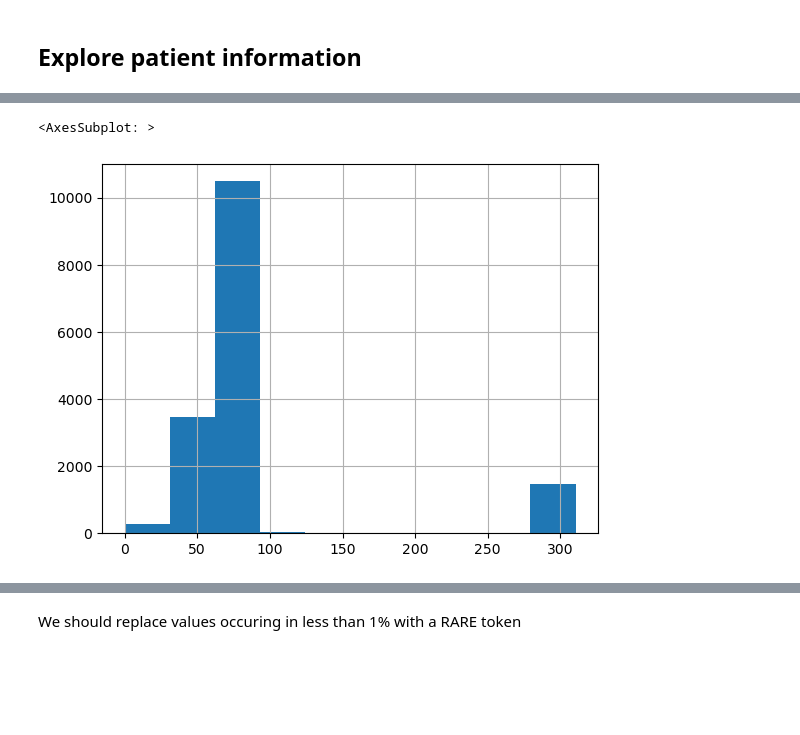
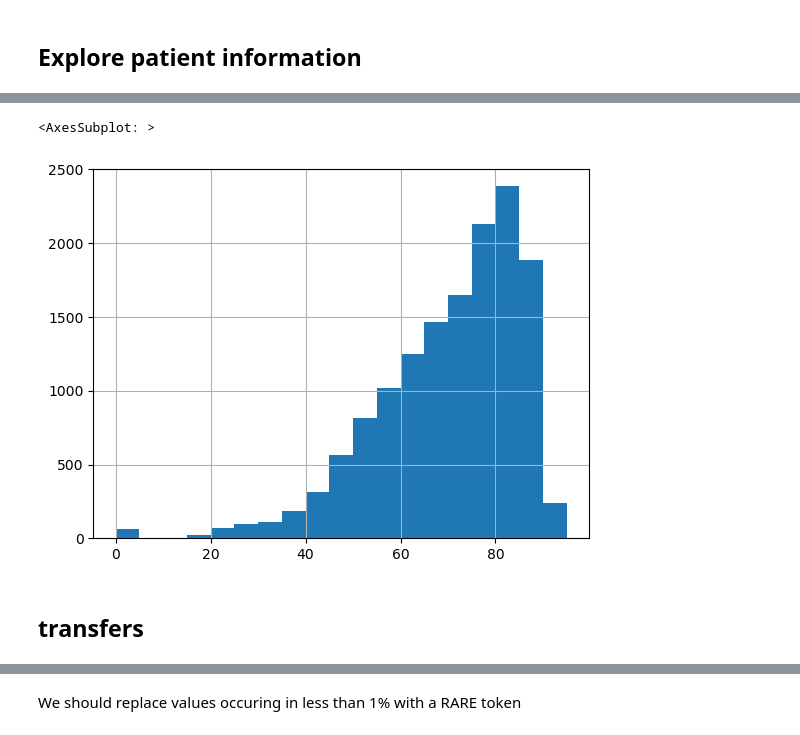
Before and after one commit to kirilklein/patbert, a Jupyter notebook: notebooks/explore/mimic3.ipynb, the cells around one changed output, grey strips where cells are left out. Saved outputs shown, nothing was run; the diff lists cells and outputs as text; code cells hidden in the pictures; blank space fills up the shorter version.

```diff
--- a/notebooks/explore/mimic3.ipynb
+++ b/notebooks/explore/mimic3.ipynb
@@ -40,8 +36,8 @@ Name: BIRTHDATE, Length: 46520, dtype: datetime64[ns]
 # %%
 # compute average age of death
 patients['death_age'] = patients.DEATHDATE.dt.date - patients.BIRTHDATE.dt.date
 death_age = patients[patients.death_age.notnull()]['death_age'].map(lambda x: x.days / 365.25)
-death_age.hist()
+death_age.hist(bins=np.arange(0, 100, 5))
 # %% [output]
 <AxesSubplot: >
-[figure, old version]
+[figure, new version]
@@ -50,3 +44,5 @@ death_age.hist()
+# %% [markdown]
+## transfers
 # %%
 transfers = pd.read_parquet(join(mimic_path, "concept.transfer.parquet"))
 transfers["TIMESTAMP"] = transfers["TIMESTAMP"].dt.date
```
Also changed, not shown: parts of 15 cells of this notebook, 1 other file.
